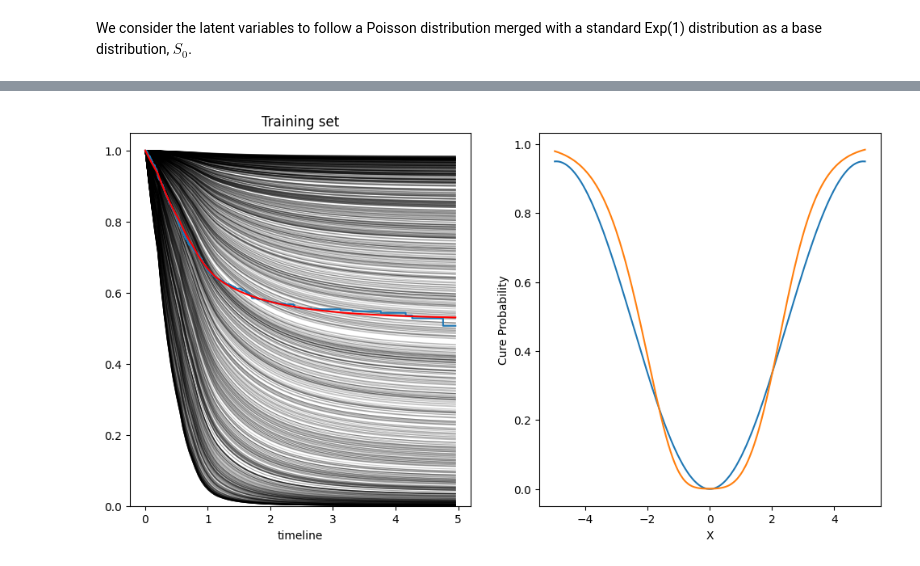
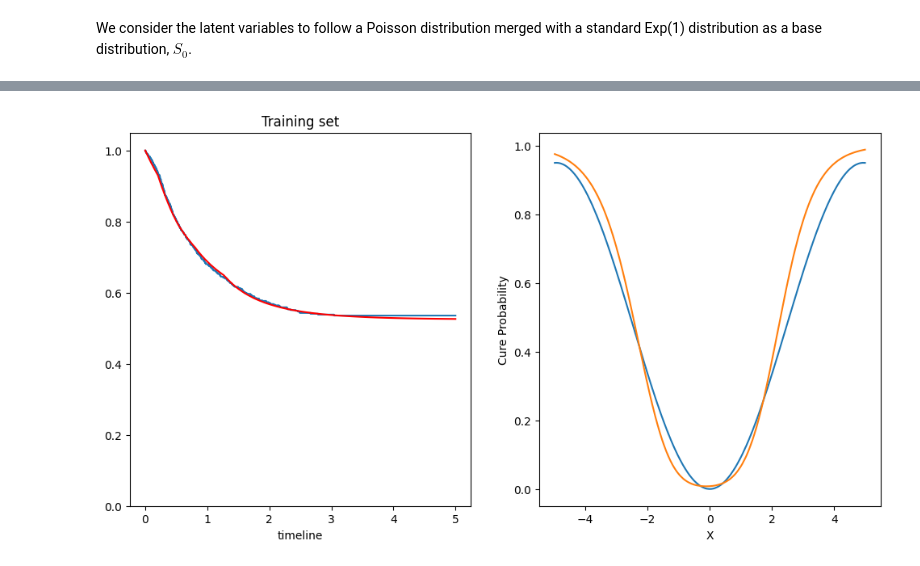
Before and after one commit to nhilariosilva/gndr_mpscr, a Jupyter notebook: Simple Simulation.ipynb, the cells around one changed output, grey strips where cells are left out. Drawn from its saved outputs; the diff is of its cells as text; code cells hidden in the pictures.

```diff
--- a/Simple Simulation.ipynb
+++ b/Simple Simulation.ipynb
@@ -178,9 +181,9 @@ def A(u, q):
 # %%
 data = [y, delta]
+
+poisson_spec = mpscr.MPSPoisson()
 with tf.device("/CPU:0"):
-    poisson_model = mpscr.build_mpscr_model(y, delta, input_dim = (1,),
-                                            a0 = a0, phi = phi, phi_inv = phi_inv, C = C, C_inv = C_inv, p_min = p_min, p_max = p_max, hasq = False,
-                                            seed = 10, n_cuts = 5)
+    poisson_model = mpscr.build_mpscr_model(y, delta, (1,), poisson_spec, seed = 10, n_cuts = 5)
     poisson_model.pre_train_model(epochs = None, x = x[:,None], data = data, shuffle = True)
     poisson_model.train_model(epochs = 5000, x = x[:,None], data = data,
                               shuffle = True,
@@ -226,30 +228,0 @@ utils.plot_model_convergence( poisson_model, ax1 = ax[0,0], ax2 = ax[0,1], ax3 =
-# %%
-fig, ax = plt.subplots(nrows = 1, ncols = 2, figsize = (12,6))
-
-t = np.linspace(0.0001, np.max(y), 100)[:, None]
-
-alpha_pred = poisson_model.predict("alpha")
-p_pred = poisson_model.predict(x)["p"].numpy().flatten()
-p_pred = tf.clip_by_value(p_pred, 1.0e-5, 1-1.0e-5)
-
-q_pred = 0.0
-
-theta_pred = C_inv( a0 / p_pred, q_pred )
-S0_pred = pwexp.cdf(t, alpha_pred, poisson_model.s, lower_tail = False)
-phi_theta_pred = phi(theta_pred, q_pred)
-S_pop = A( S0_pred * phi_theta_pred, q_pred ) / A(phi_theta_pred, q_pred)
-
-km = lifelines.KaplanMeierFitter()
-km.fit(y, delta)
-km.plot(ax = ax[0], ci_show = False, show_censors = False)
-ax[0].set_ylim(0,1.05)
-for i in range(S_pop.shape[1]):
-    ax[0].plot(t, S_pop[:,i], alpha = 0.1, color = "black")
-ax[0].plot(t, np.mean(S_pop, axis = 1), color = "red")
-
-sns.lineplot(x = x, y = p_true, ax = ax[1])
-sns.lineplot(x = x, y = p_pred, ax = ax[1])
-ax[1].set_xlabel("X")
-ax[1].set_ylabel("Cure Probability")
-
-plt.show()
@@ -258,21 +229,23 @@ plt.show()
 # %%
 results_cure_poisson = poisson_model.get_survival_cure(y, x[:,None], y, x[:,None], ngrid = 100)
 
 t = np.linspace(0.0001, np.max(y), 100)[:, None]
 
 alpha_pred = poisson_model.predict("alpha")
 p_pred = poisson_model.predict(x)["p"].numpy().flatten()
 p_pred = tf.clip_by_value(p_pred, 1.0e-5, 1-1.0e-5)
 
 fig, ax = plt.subplots(nrows = 1, ncols = 2, figsize = (12,6))
 
+utils.average_kaplan_meier(results_cure_poisson["ts_grid"], results_cure_poisson["S_ts_train"],
+                           y, delta, show_individual = False, ax = ax[0])
+ax[0].get_legend().remove()
+
 sns.lineplot(x = x, y = p_true, ax = ax[1])
 sns.lineplot(x = x, y = p_pred, ax = ax[1])
 ax[1].set_xlabel("X")
 ax[1].set_ylabel("Cure Probability")
 
-utils.average_kaplan_meier(results_cure_poisson["ts_grid"], results_cure_poisson["S_ts_train"],
-                           y, delta, show_individual = True, ax = ax[0])
-ax[0].get_legend().remove()
+plt.show()
 # %% [output]
-[figure, old version]
+[figure, new version]
```
Also changed, not shown: parts of 11 cells of this notebook, 3 other files.
